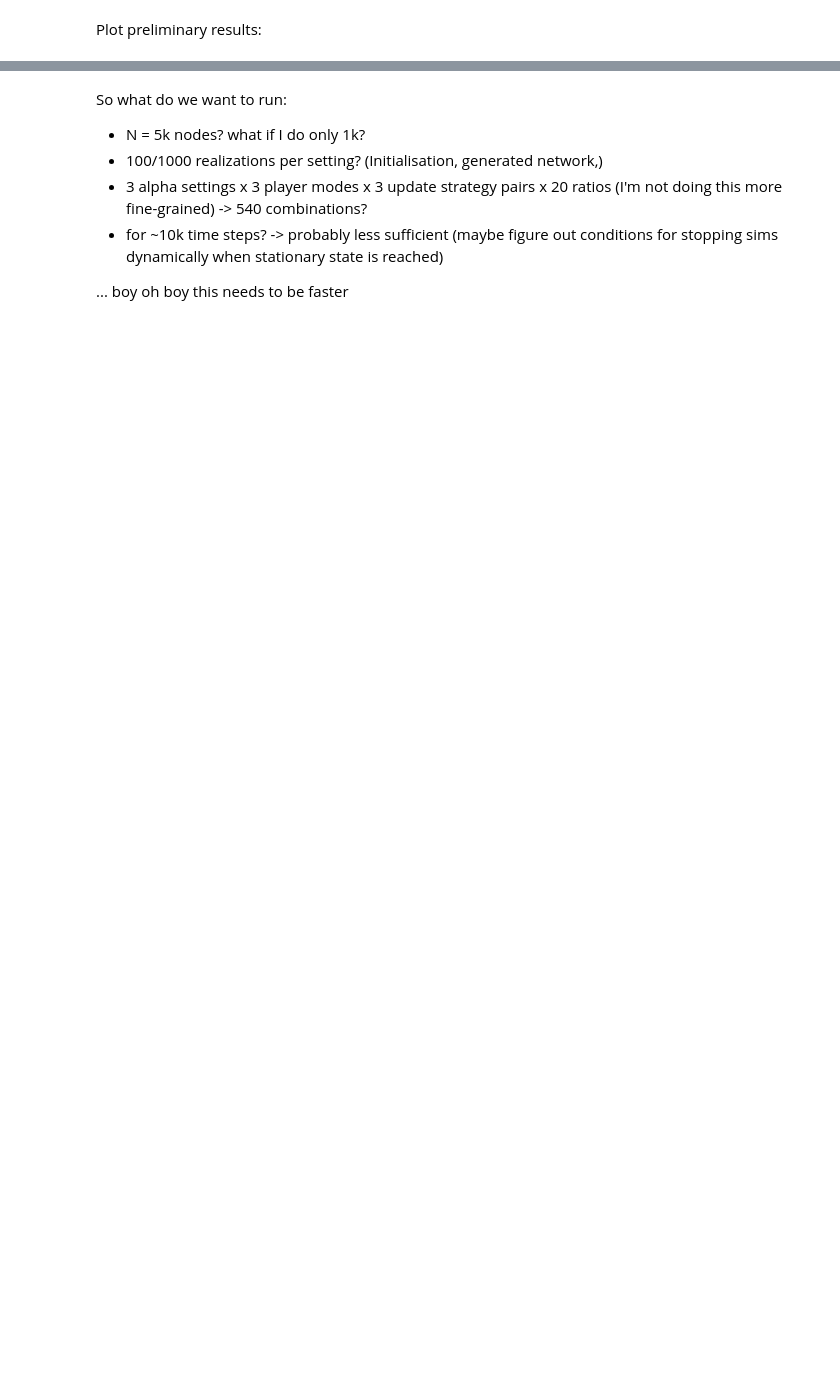
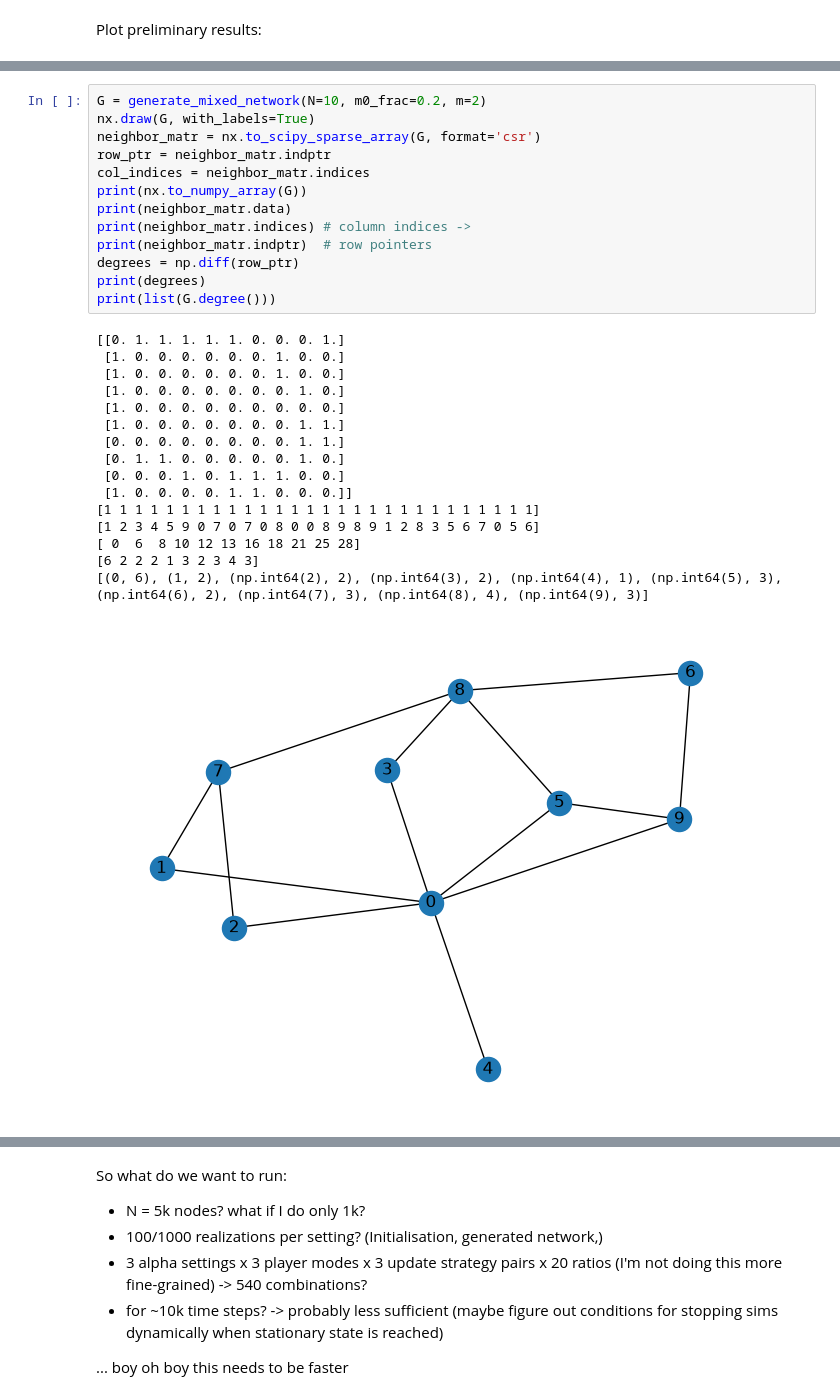
Before and after one commit to lm-schulze/PoCN_project, a Jupyter notebook: code/project_34/GT_playground.ipynb, the cells around one changed output, grey strips where cells are left out. Drawn from its saved outputs; the diff is of its cells as text; blank space fills up the shorter version.

```diff
--- a/code/project_34/GT_playground.ipynb
+++ b/code/project_34/GT_playground.ipynb
@@ -332,0 +414,30 @@ plt.show()
+# %%
+G = generate_mixed_network(N=10, m0_frac=0.2, m=2)
+nx.draw(G, with_labels=True)
+neighbor_matr = nx.to_scipy_sparse_array(G, format='csr')
+row_ptr = neighbor_matr.indptr
+col_indices = neighbor_matr.indices
+print(nx.to_numpy_array(G))
+print(neighbor_matr.data)
+print(neighbor_matr.indices) # column indices ->
+print(neighbor_matr.indptr)  # row pointers
+degrees = np.diff(row_ptr)
+print(degrees)
+print(list(G.degree()))
+# %% [output]
+[[0. 1. 1. 1. 1. 1. 0. 0. 0. 1.]
+ [1. 0. 0. 0. 0. 0. 0. 1. 0. 0.]
+ [1. 0. 0. 0. 0. 0. 0. 1. 0. 0.]
+ [1. 0. 0. 0. 0. 0. 0. 0. 1. 0.]
+ [1. 0. 0. 0. 0. 0. 0. 0. 0. 0.]
+ [1. 0. 0. 0. 0. 0. 0. 0. 1. 1.]
+ [0. 0. 0. 0. 0. 0. 0. 0. 1. 1.]
+ [0. 1. 1. 0. 0. 0. 0. 0. 1. 0.]
+ [0. 0. 0. 1. 0. 1. 1. 1. 0. 0.]
+ [1. 0. 0. 0. 0. 1. 1. 0. 0. 0.]]
+[1 1 1 1 1 1 1 1 1 1 1 1 1 1 1 1 1 1 1 1 1 1 1 1 1 1 1 1]
+[1 2 3 4 5 9 0 7 0 7 0 8 0 0 8 9 8 9 1 2 8 3 5 6 7 0 5 6]
+[ 0  6  8 10 12 13 16 18 21 25 28]
+[6 2 2 2 1 3 2 3 4 3]
+[(0, 6), (1, 2), (np.int64(2), 2), (np.int64(3), 2), (np.int64(4), 1), (np.int64(5), 3), (np.int64(6), 2), (np.int64(7), 3), (np.int64(8), 4), (np.int64(9), 3)]
+[figure, added]
```
Also changed, not shown: parts of 12 cells of this notebook.
